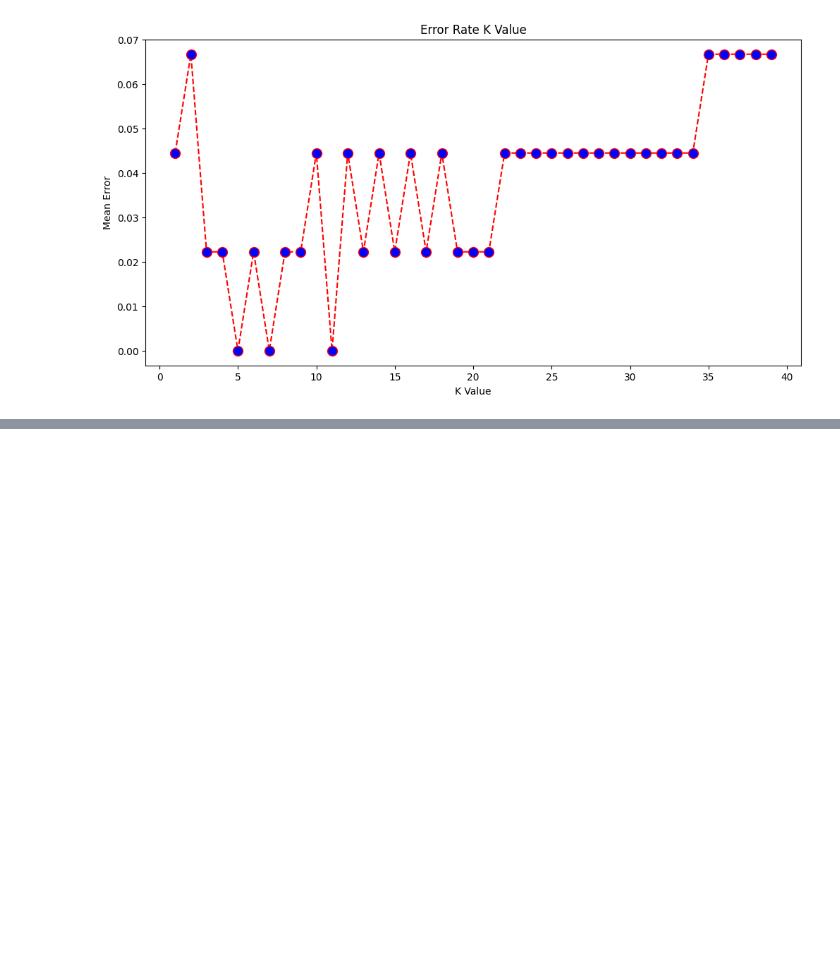
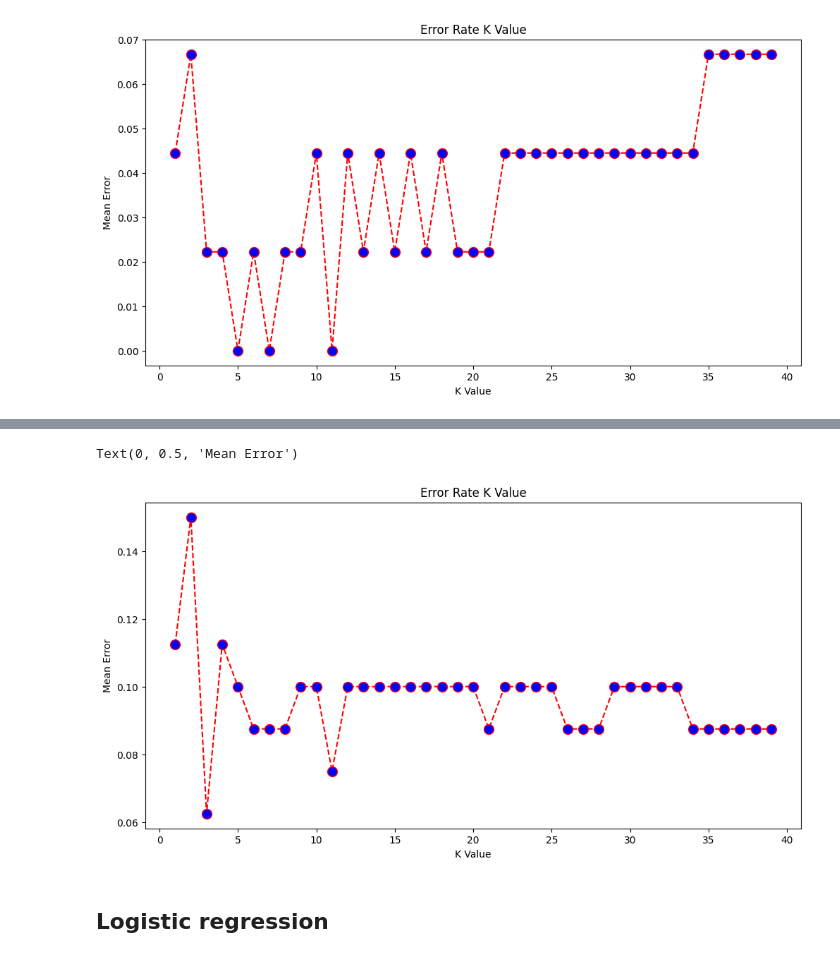
Before and after one commit to aazadvoice/Python_Journey, a Jupyter notebook: Machine Learning/Machine_Learning.ipynb, the cells around one changed output, grey strips where cells are left out. Drawn from its saved outputs; the diff is of its cells as text; code cells hidden in the pictures; blank space fills up the shorter version.

```diff
--- a/Machine Learning/Machine_Learning.ipynb
+++ b/Machine Learning/Machine_Learning.ipynb
@@ -1848,0 +2109,12 @@ Text(0, 0.5, 'Mean Error')
+# %%
+# Split into training and testing sets
+X_train, X_test, y_train, y_test = train_test_split(X_scaled, y, test_size=0.2, random_state=200)
+# %%
+# Initialize KNN classifier with K=21
+knn = KNeighborsClassifier(n_neighbors=21)
+
+# Train the model
+knn.fit(X_train, y_train)
+
+# Make predictions
+y_pred = knn.predict(X_test)
@@ -1848,0 +2127,12 @@ Text(0, 0.5, 'Mean Error')
+# %%
+import numpy as np
+error = []
+# %%
+# Calculating error for K values between 1 and 40
+for i in range(1, 40):
+    knn = KNeighborsClassifier(n_neighbors=i)
+    knn.fit(X_train, y_train)
+    pred_i = knn.predict(X_test)
+    error.append(np.mean(pred_i != y_test))
+
+error
@@ -1848,0 +2157,13 @@ Text(0, 0.5, 'Mean Error')
+# %%
+import matplotlib.pyplot as plt
+plt.figure(figsize=(12, 6))
+plt.plot(range(1, 40), error, color='red', linestyle='dashed', marker='o',
+         markerfacecolor='blue', markersize=10)
+plt.title('Error Rate K Value')
+plt.xlabel('K Value')
+plt.ylabel('Mean Error')
+# %% [output]
+Text(0, 0.5, 'Mean Error')
+[figure, added]
+# %% [markdown]
+## Logistic regression
```
Also changed, not shown: parts of 74 cells of this notebook.
